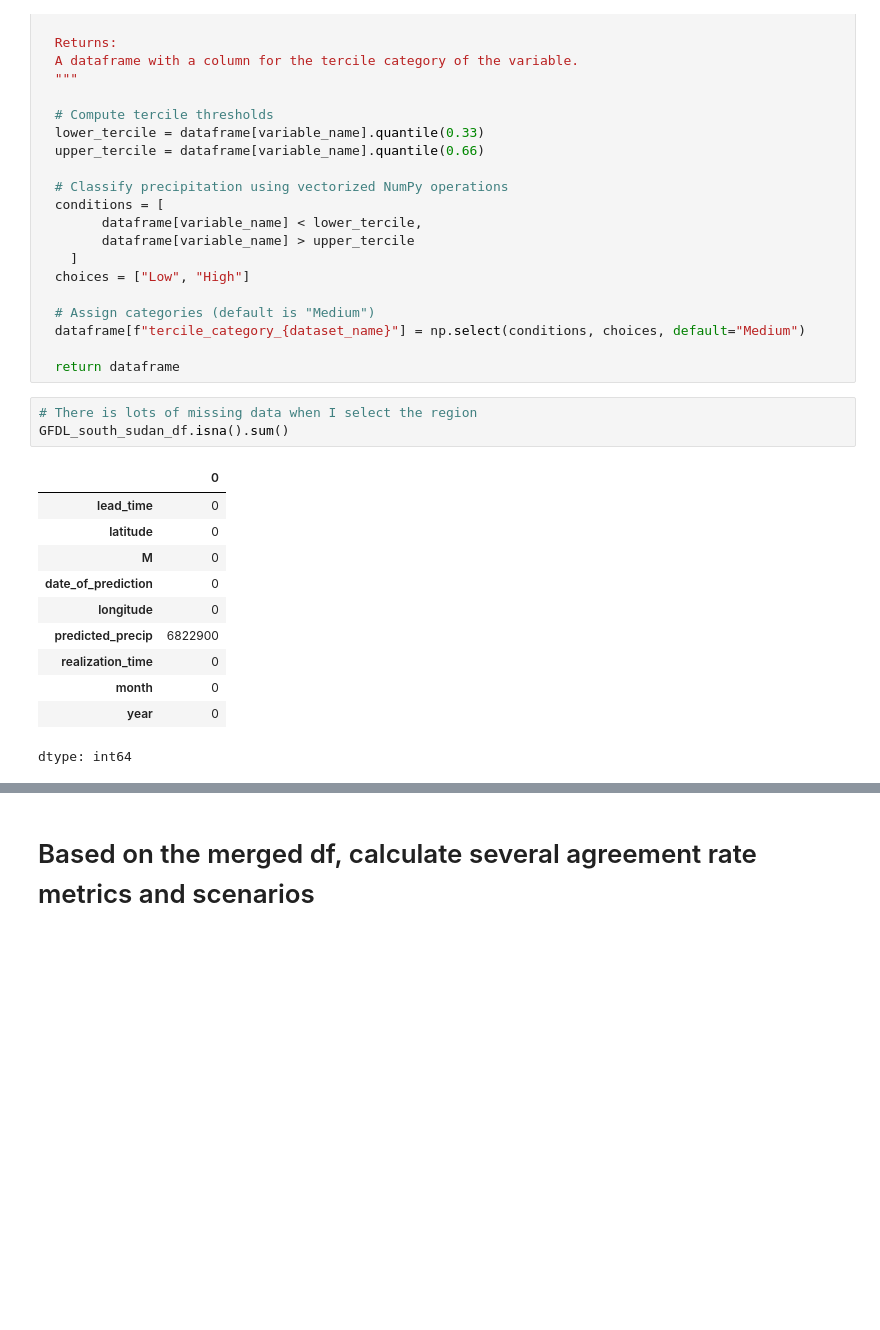
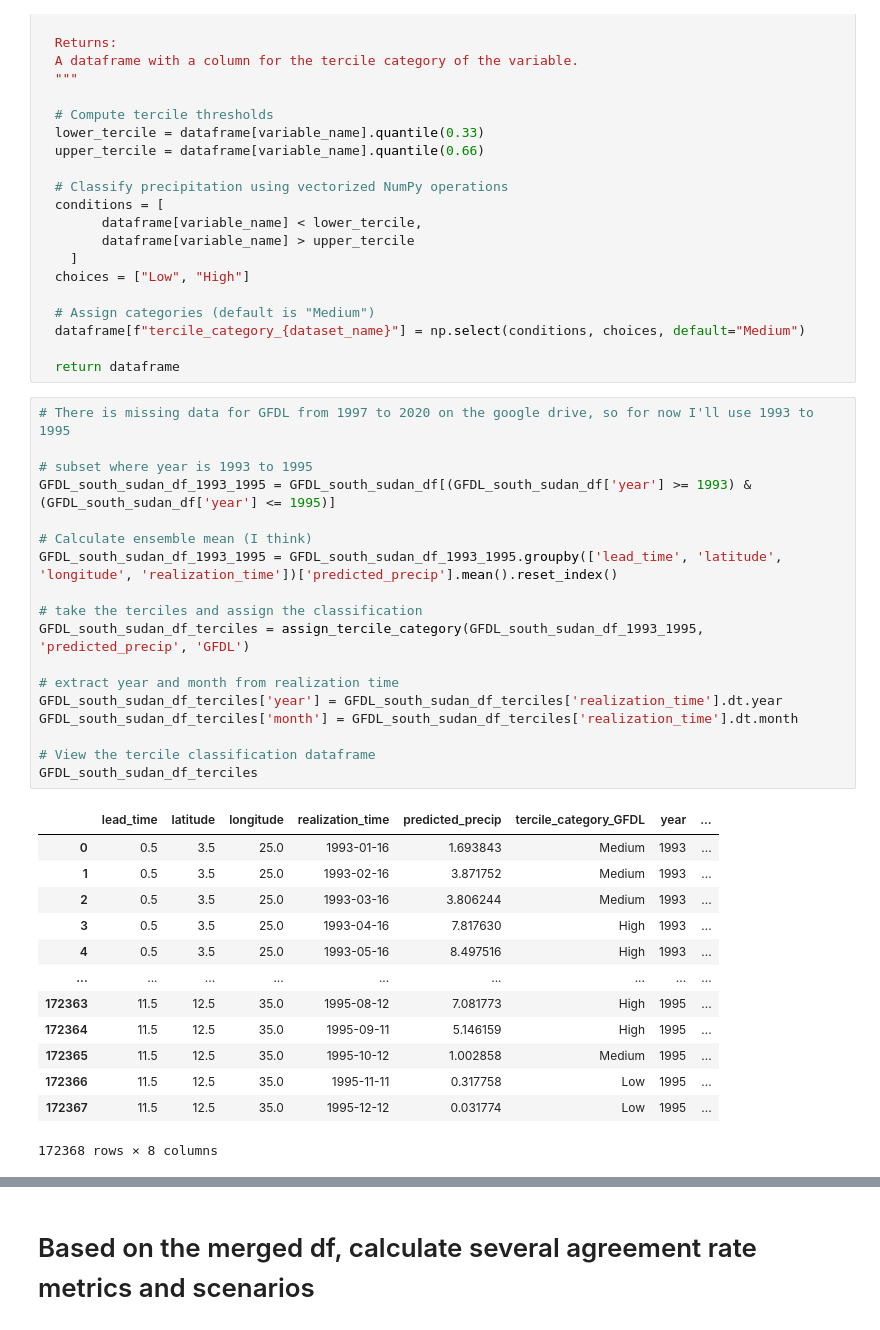
Before and after one commit to yatli24/CHC, a Jupyter notebook: Jupyter notebooks/Tercile_Hit_Rate.ipynb, the cells around one changed output, grey strips where cells are left out. Cells and saved outputs as stored; diff of their text form; blank space fills up the shorter version.

```diff
--- a/Jupyter notebooks/Tercile_Hit_Rate.ipynb
+++ b/Jupyter notebooks/Tercile_Hit_Rate.ipynb
@@ -164,19 +189,36 @@ def assign_tercile_category(dataframe, variable_name, dataset_name):
   dataframe[f"tercile_category_{dataset_name}"] = np.select(conditions, choices, default="Medium")
 
   return dataframe
-# %%
-# There is lots of missing data when I select the region
-GFDL_south_sudan_df.isna().sum()
-# %% [output]
-|  | 0 |
-| lead_time | 0 |
-| latitude | 0 |
-| M | 0 |
-| date_of_prediction | 0 |
-| longitude | 0 |
-| predicted_precip | 6822900 |
-| realization_time | 0 |
-| month | 0 |
-| year | 0 |
-dtype: int64
+# %%
+# There is missing data for GFDL from 1997 to 2020 on the google drive, so for now I'll use 1993 to 1995
+
+# subset where year is 1993 to 1995
+GFDL_south_sudan_df_1993_1995 = GFDL_south_sudan_df[(GFDL_south_sudan_df['year'] >= 1993) & (GFDL_south_sudan_df['year'] <= 1995)]
+
+# Calculate ensemble mean (I think)
+GFDL_south_sudan_df_1993_1995 = GFDL_south_sudan_df_1993_1995.groupby(['lead_time', 'latitude', 'longitude', 'realization_time'])['predicted_precip'].mean().reset_index()
+
+# take the terciles and assign the classification
+GFDL_south_sudan_df_terciles = assign_tercile_category(GFDL_south_sudan_df_1993_1995, 'predicted_precip', 'GFDL')
+
+# extract year and month from realization time
+GFDL_south_sudan_df_terciles['year'] = GFDL_south_sudan_df_terciles['realization_time'].dt.year
+GFDL_south_sudan_df_terciles['month'] = GFDL_south_sudan_df_terciles['realization_time'].dt.month
+
+# View the tercile classification dataframe
+GFDL_south_sudan_df_terciles
+# %% [output]
+|  | lead_time | latitude | longitude | realization_time | predicted_precip | tercile_category_GFDL | year | ... |
+| 0 | 0.5 | 3.5 | 25.0 | 1993-01-16 | 1.693843 | Medium | 1993 | ... |
+| 1 | 0.5 | 3.5 | 25.0 | 1993-02-16 | 3.871752 | Medium | 1993 | ... |
+| 2 | 0.5 | 3.5 | 25.0 | 1993-03-16 | 3.806244 | Medium | 1993 | ... |
+| 3 | 0.5 | 3.5 | 25.0 | 1993-04-16 | 7.817630 | High | 1993 | ... |
+| 4 | 0.5 | 3.5 | 25.0 | 1993-05-16 | 8.497516 | High | 1993 | ... |
+| ... | ... | ... | ... | ... | ... | ... | ... | ... |
+| 172363 | 11.5 | 12.5 | 35.0 | 1995-08-12 | 7.081773 | High | 1995 | ... |
+| 172364 | 11.5 | 12.5 | 35.0 | 1995-09-11 | 5.146159 | High | 1995 | ... |
+| 172365 | 11.5 | 12.5 | 35.0 | 1995-10-12 | 1.002858 | Medium | 1995 | ... |
+| 172366 | 11.5 | 12.5 | 35.0 | 1995-11-11 | 0.317758 | Low | 1995 | ... |
+| 172367 | 11.5 | 12.5 | 35.0 | 1995-12-12 | 0.031774 | Low | 1995 | ... |
+172368 rows × 8 columns
 # %%
```
Also changed, not shown: parts of 13 cells of this notebook.
